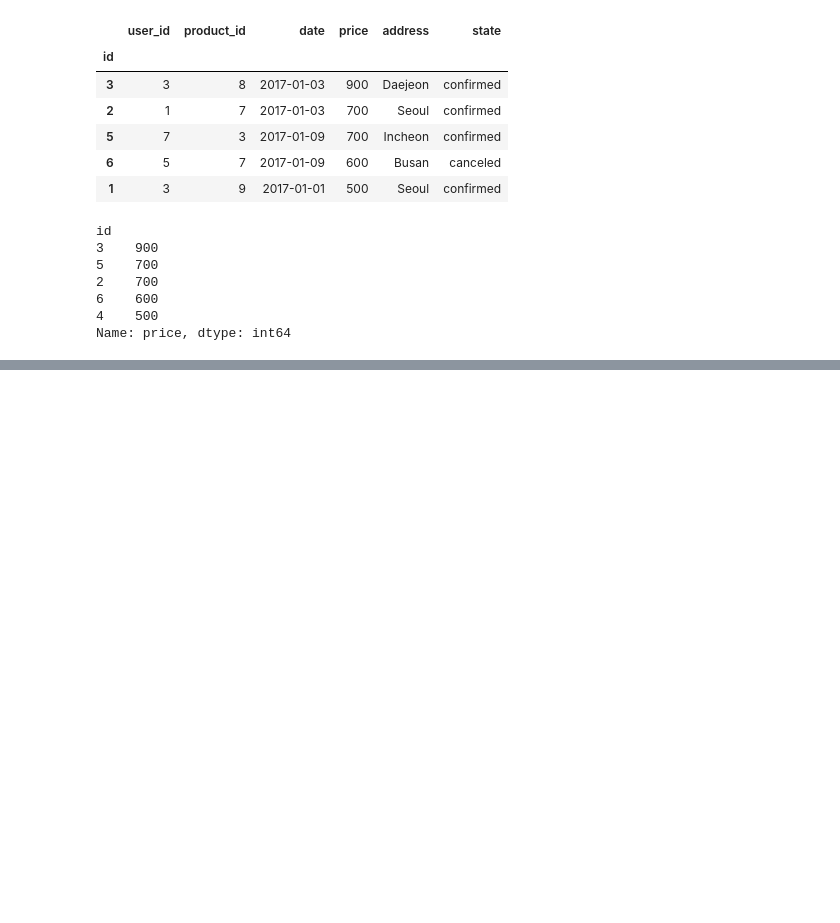
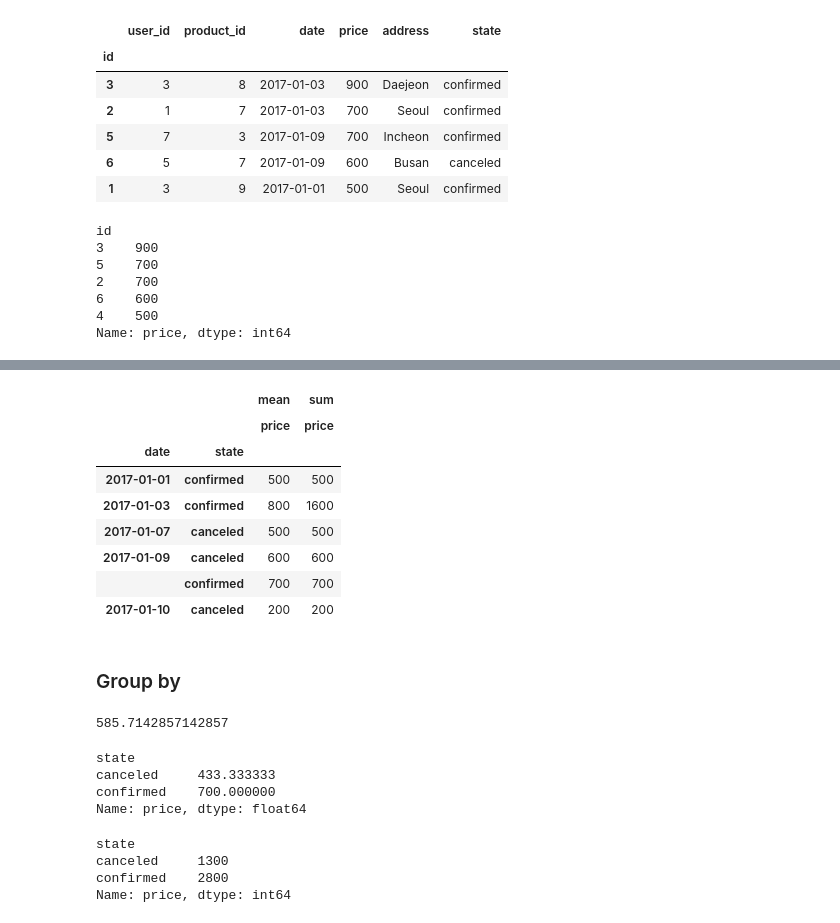
Before and after one commit to bwowby/DS, a Jupyter notebook: pandas_practice1.ipynb, the cells around one changed output, grey strips where cells are left out. Saved outputs shown, nothing was run; the diff lists cells and outputs as text; code cells hidden in the pictures; blank space fills up the shorter version.

Commit message:
Update pandas_practice1.ipynb
pivot table,group by

```diff
--- a/pandas_practice1.ipynb
+++ b/pandas_practice1.ipynb
@@ -148,0 +186,33 @@ Name: price, dtype: int64
+# %%
+pd.pivot_table(order, index = ["date","state"], values="price", aggfunc = [np.mean,np.sum])
+# %% [output]
+|  |  | mean | sum |
+|  |  | price | price |
+| date | state |  |  |
+| 2017-01-01 | confirmed | 500 | 500 |
+| 2017-01-03 | confirmed | 800 | 1600 |
+| 2017-01-07 | canceled | 500 | 500 |
+| 2017-01-09 | canceled | 600 | 600 |
+|  | confirmed | 700 | 700 |
+| 2017-01-10 | canceled | 200 | 200 |
+# %% [markdown]
+### Group by
+# %%
+#pivot table == group by
+order["price"].mean()
+# %% [output]
+585.7142857142857
+# %%
+order.groupby("state")["price"].mean()
+# %% [output]
+state
+canceled     433.333333
+confirmed    700.000000
+Name: price, dtype: float64
+# %%
+order.groupby("state")["price"].sum()
+# %% [output]
+state
+canceled     1300
+confirmed    2800
+Name: price, dtype: int64
```
Also changed, not shown: parts of 12 cells of this notebook.
